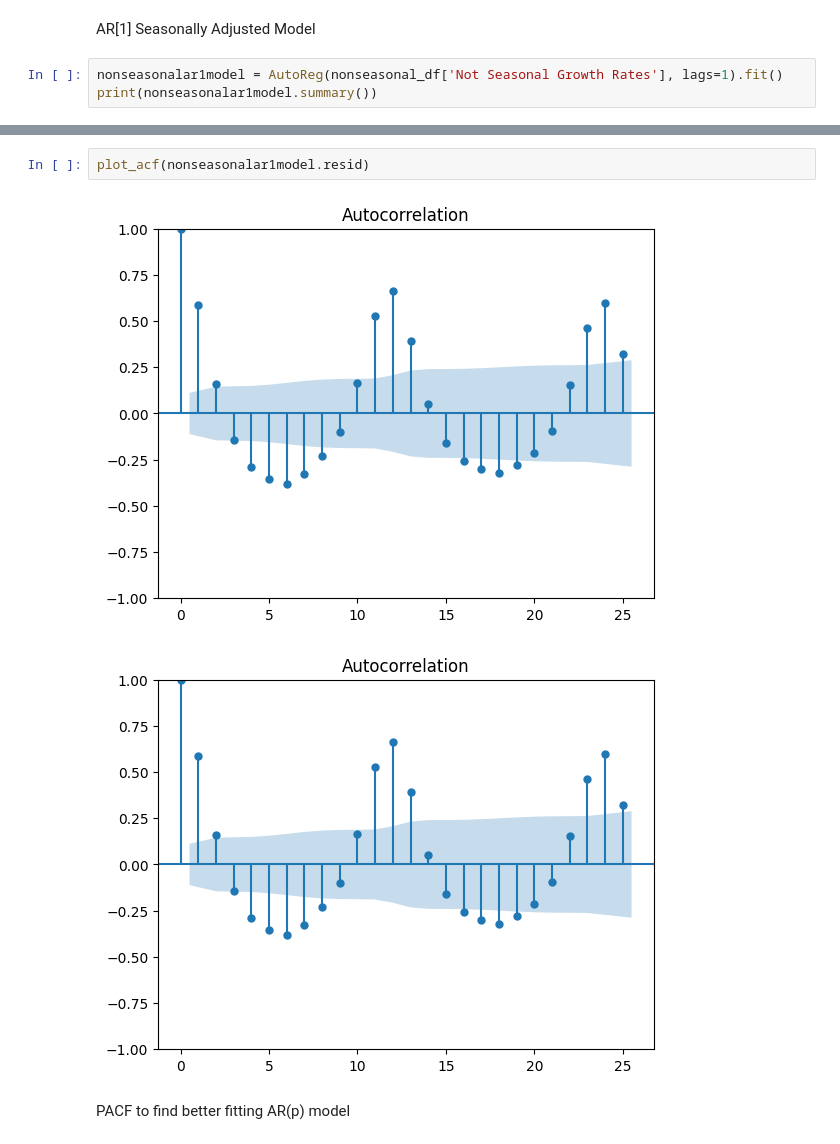
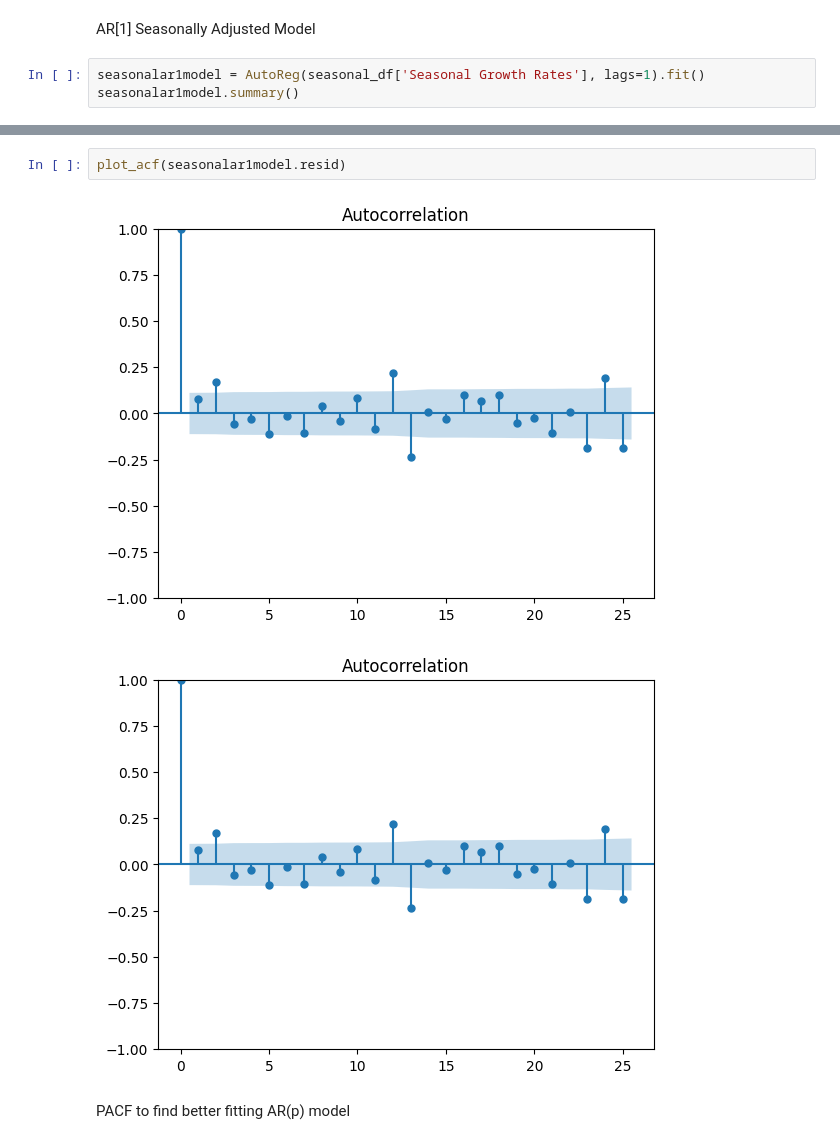
Before and after one commit to ericbeechen/TimeSeries, a Jupyter notebook: HW1.ipynb, the cells around one changed output, grey strips where cells are left out. Saved outputs shown, nothing was run; the diff lists cells and outputs as text.

```diff
--- a/HW1.ipynb
+++ b/HW1.ipynb
@@ -73,6 +67,6 @@ seasonal_acf = plot_acf(seasonal_df['Seasonal Growth Rates'], lags=48)
 # %% [markdown]
 AR[1] Seasonally Adjusted Model
 # %%
-nonseasonalar1model = AutoReg(nonseasonal_df['Not Seasonal Growth Rates'], lags=1).fit()
-print(nonseasonalar1model.summary())
+seasonalar1model = AutoReg(seasonal_df['Seasonal Growth Rates'], lags=1).fit()
+seasonalar1model.summary()
 # %% [output]
@@ -99,8 +87,8 @@ AR.1            1.0985           +0.0000j            1.0985            0.0000
 # %%
-plot_acf(nonseasonalar1model.resid)
+plot_acf(seasonalar1model.resid)
 # %% [output]
-[figure, old version]
+[figure, new version]
-[figure, old version]
+[figure, new version]
 # %% [markdown]
 PACF to find better fitting AR(p) model
 # %%
```
Also changed, not shown: parts of 18 cells of this notebook.
